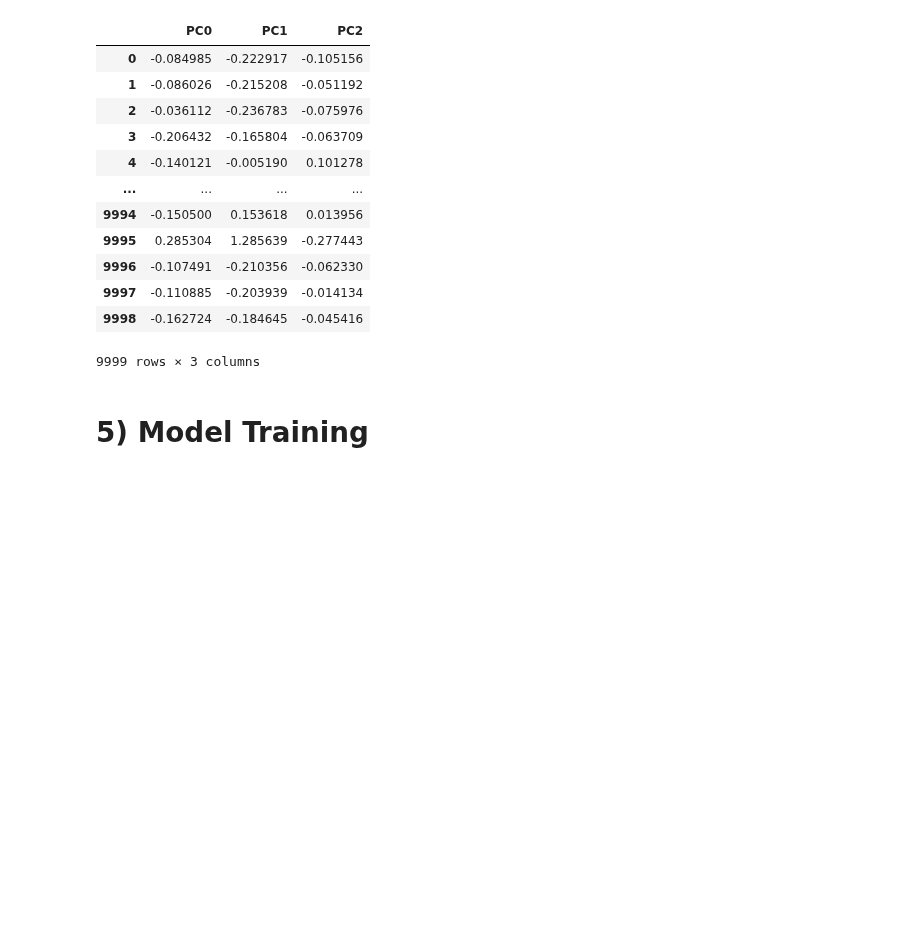
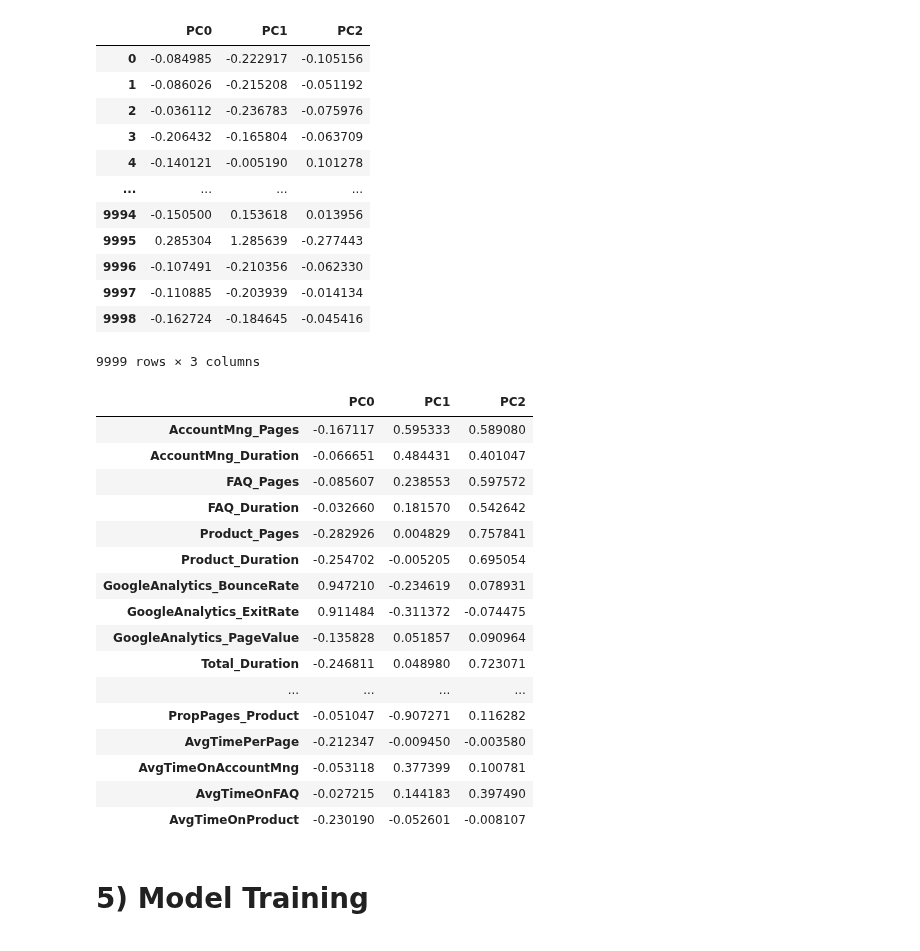
Before and after one commit to JohnnyCodess/Project-Machine-Learning, a Jupyter notebook: USAR ESTE!!! .ipynb, the cells around one changed output. Cells and saved outputs as stored; diff of their text form; code cells hidden in the pictures; blank space fills up the shorter version.

```diff
--- a/USAR ESTE!!! .ipynb
+++ b/USAR ESTE!!! .ipynb
@@ -1067,6 +1059,38 @@ data_selected_pca = pca_df.copy()
 | 9997 | -0.110885 | -0.203939 | -0.014134 |
 | 9998 | -0.162724 | -0.184645 | -0.045416 |
 9999 rows × 3 columns
+# %%
+def _color_red_or_green(val):
+    if val < -0.45:
+        color = 'background-color: red'
+    elif val > 0.45:
+        color = 'background-color: green'
+    else:
+        color = ''
+    return color
+
+data_pca = pd.concat([data_pca, pca_df], axis=1)
+# Interpreting each Principal Component
+loadings = data_pca[list(data_metric.columns) + pca_feat_names].corr().loc[list(data_metric.columns), pca_feat_names]
+loadings.style.applymap(_color_red_or_green)
+# %% [output]
+|  | PC0 | PC1 | PC2 |
+| AccountMng_Pages | -0.167117 | 0.595333 | 0.589080 |
+| AccountMng_Duration | -0.066651 | 0.484431 | 0.401047 |
+| FAQ_Pages | -0.085607 | 0.238553 | 0.597572 |
+| FAQ_Duration | -0.032660 | 0.181570 | 0.542642 |
+| Product_Pages | -0.282926 | 0.004829 | 0.757841 |
+| Product_Duration | -0.254702 | -0.005205 | 0.695054 |
+| GoogleAnalytics_BounceRate | 0.947210 | -0.234619 | 0.078931 |
+| GoogleAnalytics_ExitRate | 0.911484 | -0.311372 | -0.074475 |
+| GoogleAnalytics_PageValue | -0.135828 | 0.051857 | 0.090964 |
+| Total_Duration | -0.246811 | 0.048980 | 0.723071 |
+| ... | ... | ... | ... |
+| PropPages_Product | -0.051047 | -0.907271 | 0.116282 |
+| AvgTimePerPage | -0.212347 | -0.009450 | -0.003580 |
+| AvgTimeOnAccountMng | -0.053118 | 0.377399 | 0.100781 |
+| AvgTimeOnFAQ | -0.027215 | 0.144183 | 0.397490 |
+| AvgTimeOnProduct | -0.230190 | -0.052601 | -0.008107 |
 # %% [markdown]
 <a class="anchor" id="mdltrain">
 
```
Also changed, not shown: parts of 56 cells of this notebook.
